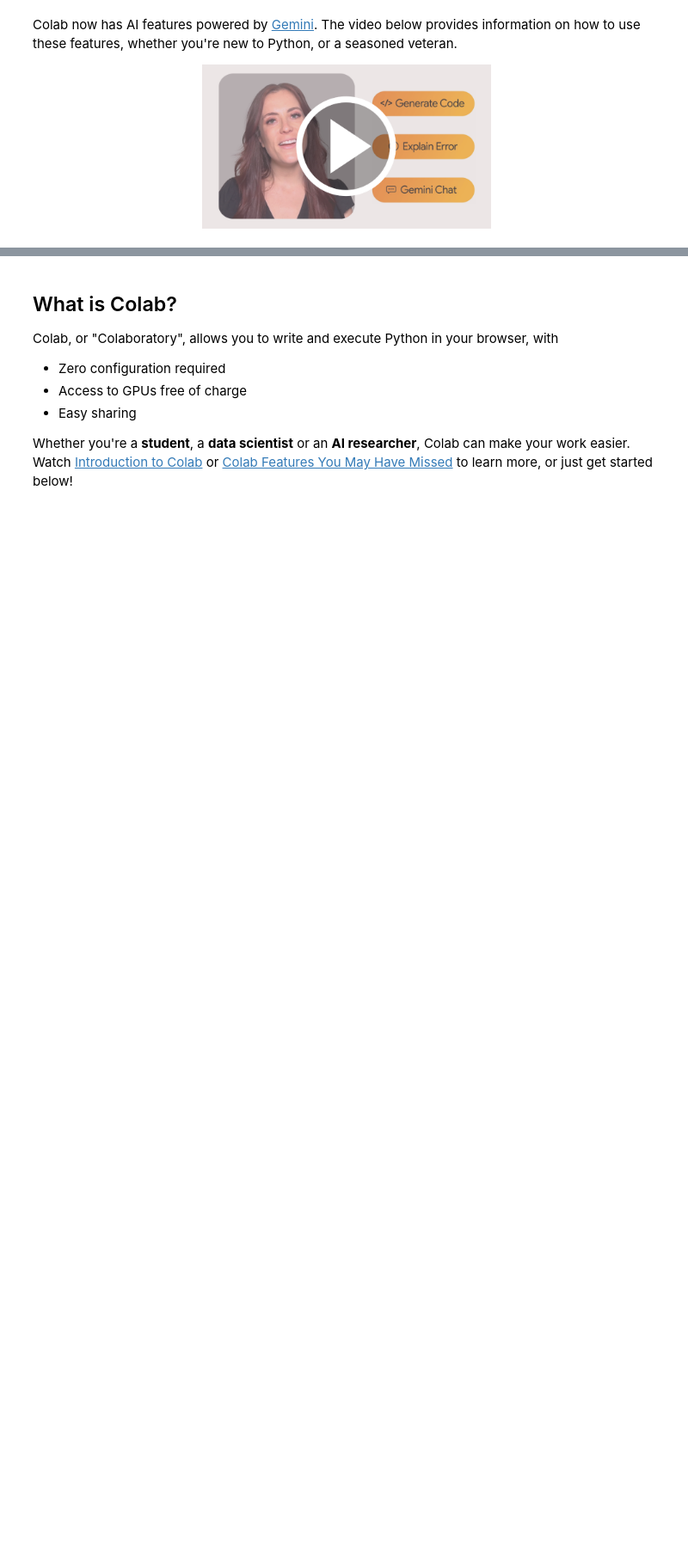
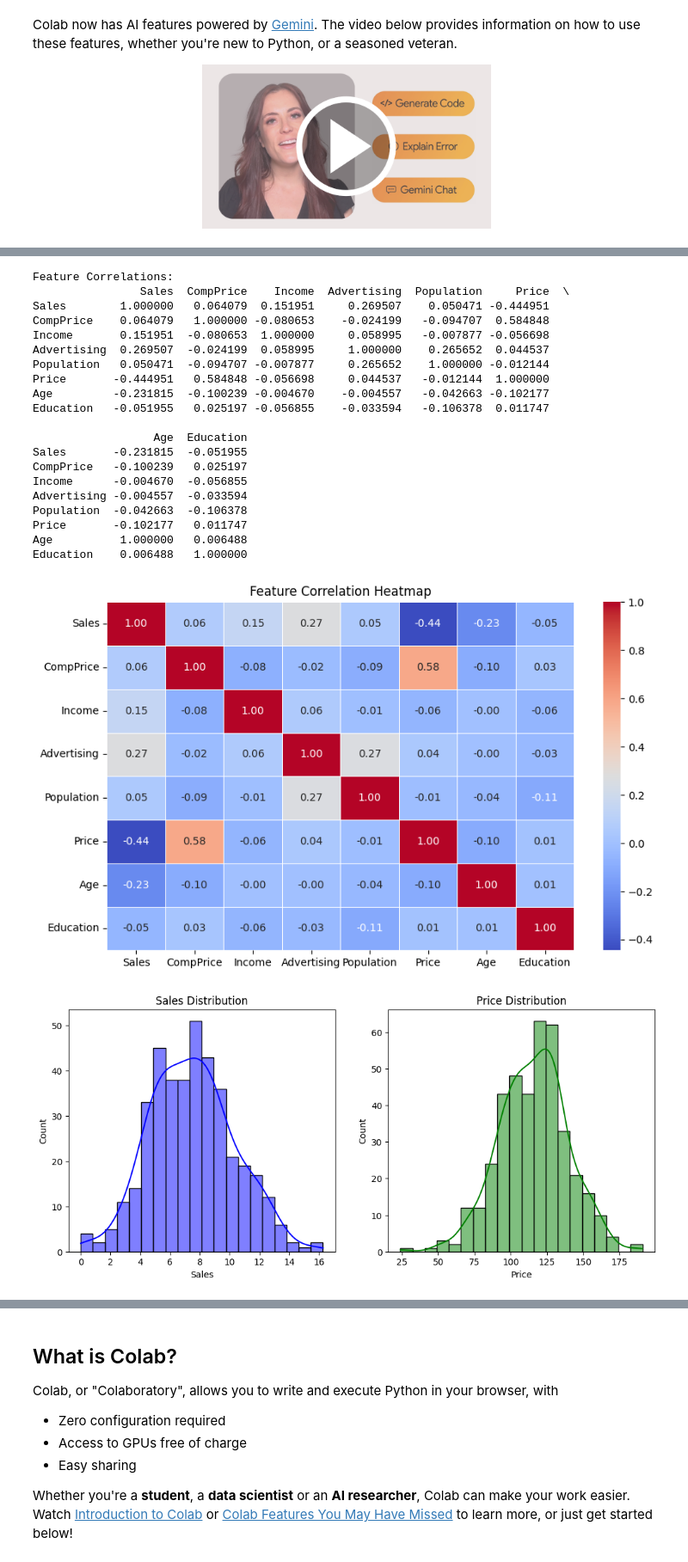
Before and after one commit to Sursuri69/Machine-Learning-LAB, a Jupyter notebook: Welcome_To_Colab.ipynb, the cells around one changed output, grey strips where cells are left out. Shown at 86% size. Saved outputs shown, nothing was run; the diff lists cells and outputs as text; code cells hidden in the pictures; blank space fills up the shorter version.

```diff
--- a/Welcome_To_Colab.ipynb
+++ b/Welcome_To_Colab.ipynb
@@ -150,0 +281,14 @@ X_train, X_test, y_train, y_test = train_test_split(scaled_features, df['target'
+# %%
+# Check for missing values
+print("Missing values before handling:")
+print(df.isnull().sum())
+
+# Replace numerical missing values with median
+df.fillna(df.median(numeric_only=True), inplace=True)
+
+# Replace categorical missing values with mode
+df.fillna(df.mode().iloc[0], inplace=True)
+
+# Verify missing values are handled
+print("\nMissing values after handling:")
+print(df.isnull().sum())
@@ -150,0 +344,54 @@ X_train, X_test, y_train, y_test = train_test_split(scaled_features, df['target'
+# %%
+# Select only numerical columns for correlation
+numerical_df = df.select_dtypes(include=['number'])
+
+# Compute correlation matrix
+correlation_matrix = numerical_df.corr()
+
+# Display correlation values
+print("Feature Correlations:")
+print(correlation_matrix)
+import seaborn as sns
+import matplotlib.pyplot as plt
+
+# Plot heatmap for numerical feature correlation
+plt.figure(figsize=(10,6))
+sns.heatmap(correlation_matrix, annot=True, cmap="coolwarm", fmt=".2f", linewidths=0.5)
+plt.title("Feature Correlation Heatmap")
+plt.show()
+plt.figure(figsize=(12,5))
+
+# Sales Distribution
+plt.subplot(1,2,1)
+sns.histplot(df["Sales"], bins=20, kde=True, color='blue')
+plt.title("Sales Distribution")
+
+# Price Distribution
+plt.subplot(1,2,2)
+sns.histplot(df["Price"], bins=20, kde=True, color='green')
+plt.title("Price Distribution")
+
+plt.show()
+# %% [output]
+Feature Correlations:
+                Sales  CompPrice    Income  Advertising  Population     Price  \
+Sales        1.000000   0.064079  0.151951     0.269507    0.050471 -0.444951
+CompPrice    0.064079   1.000000 -0.080653    -0.024199   -0.094707  0.584848
+Income       0.151951  -0.080653  1.000000     0.058995   -0.007877 -0.056698
+Advertising  0.269507  -0.024199  0.058995     1.000000    0.265652  0.044537
+Population   0.050471  -0.094707 -0.007877     0.265652    1.000000 -0.012144
+Price       -0.444951   0.584848 -0.056698     0.044537   -0.012144  1.000000
+Age         -0.231815  -0.100239 -0.004670    -0.004557   -0.042663 -0.102177
+Education   -0.051955   0.025197 -0.056855    -0.033594   -0.106378  0.011747
+
+                  Age  Education
+Sales       -0.231815  -0.051955
+CompPrice   -0.100239   0.025197
+Income      -0.004670  -0.056855
+Advertising -0.004557  -0.033594
+Population  -0.042663  -0.106378
+Price       -0.102177   0.011747
+Age          1.000000   0.006488
+Education    0.006488   1.000000
+[figure, added]
+[figure, added]
```
Also changed, not shown: parts of 10 cells of this notebook.
